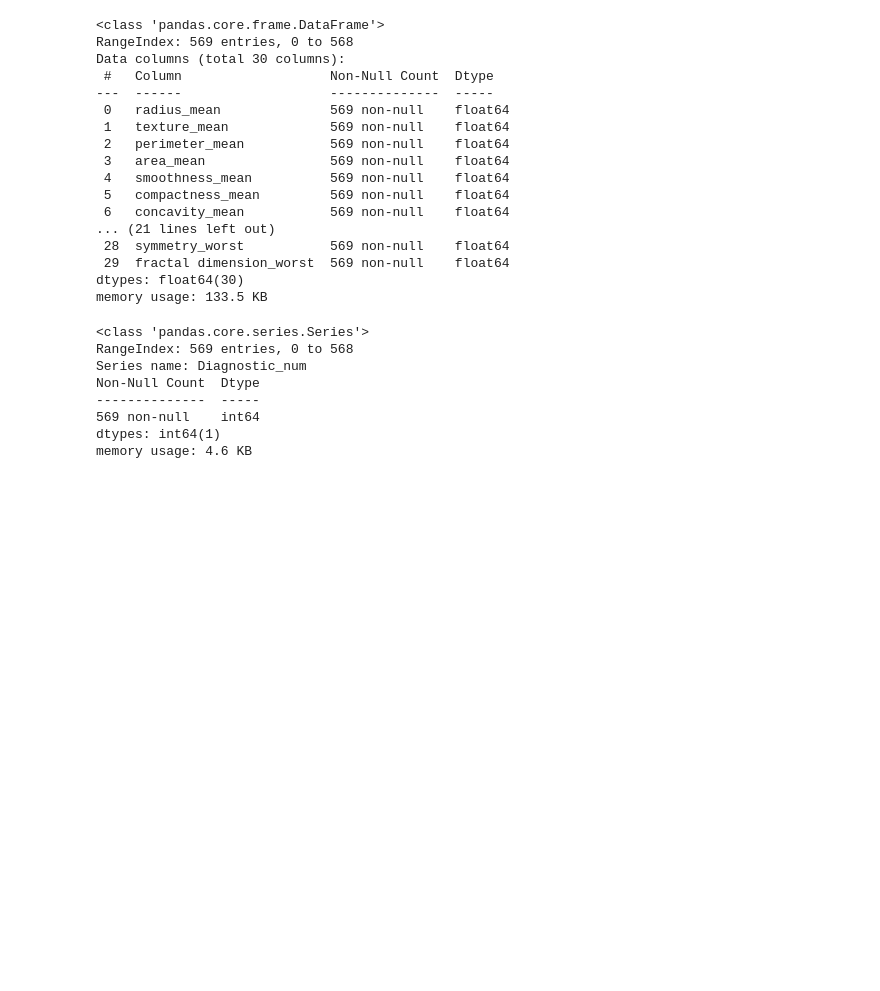
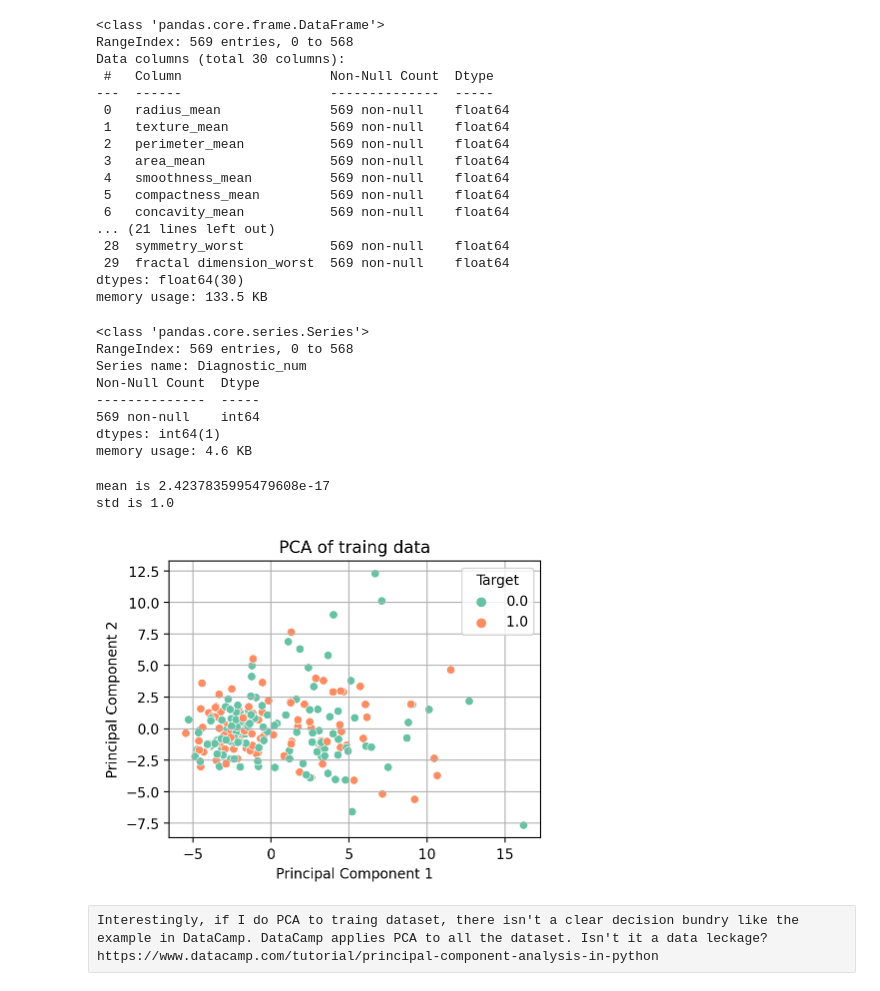
Before and after one commit to Itaru2018/Breast_cancer_project, a Jupyter notebook: Bereat_cancer_feature_selection.ipynb, the cells around one changed output. Saved outputs shown, nothing was run; the diff lists cells and outputs as text; code cells hidden in the pictures; blank space fills up the shorter version.

Commit message:
PCA graph finished

```diff
--- a/Bereat_cancer_feature_selection.ipynb
+++ b/Bereat_cancer_feature_selection.ipynb
@@ -205,0 +210,47 @@ from sklearn.model_selection import train_test_split
+# %%
+# Apply to PCA to reduce 2 principle componets
+# Import necessary packages
+from sklearn.decomposition import PCA
+from sklearn.preprocessing import StandardScaler
+import numpy as np
+import matplotlib.pyplot as plt
+import seaborn as sns
+
+# Initialize the scaler
+scaler = StandardScaler()
+
+#Fit the scaler on the training data
+X_train_t_scaled = scaler.fit_transform(X_train_t)
+
+#Check whether the data is normalized
+print(f'mean is {np.mean(X_train_t_scaled)}')
+print(f'std is {np.std(X_train_t_scaled)}')
+# %% [output]
+mean is 2.4237835995479608e-17
+std is 1.0
+# %%
+# Initialize PCA with 2 components
+pca = PCA(n_components=2)
+
+# Fit PCA
+X_train_t_pca = pca.fit_transform(X_train_t_scaled)
+
+# Make a DataFrame to plot the graph
+pca_df = pd.DataFrame(X_train_t_pca, columns=['PC1', 'PC2'])
+pca_df['Target'] = y_train_t
+
+# Create a plot
+sns.scatterplot(x='PC1', y='PC2', hue='Target', data=pca_df, palette='Set2')
+
+# Add level
+plt.title('PCA of traing data')
+plt.xlabel('Principal Component 1')
+plt.ylabel('Principal Component 2')
+plt.legend(title='Target')
+plt.grid(True)
+plt.show()
+# %% [output]
+[figure, added]
+# %% [raw]
+Interestingly, if I do PCA to traing dataset, there isn't a clear decision bundry like the example in DataCamp. DataCamp applies PCA to all the dataset. Isn't it a data leckage?
+https://www.datacamp.com/tutorial/principal-component-analysis-in-python
```
Also changed, not shown: parts of 2 cells of this notebook.
